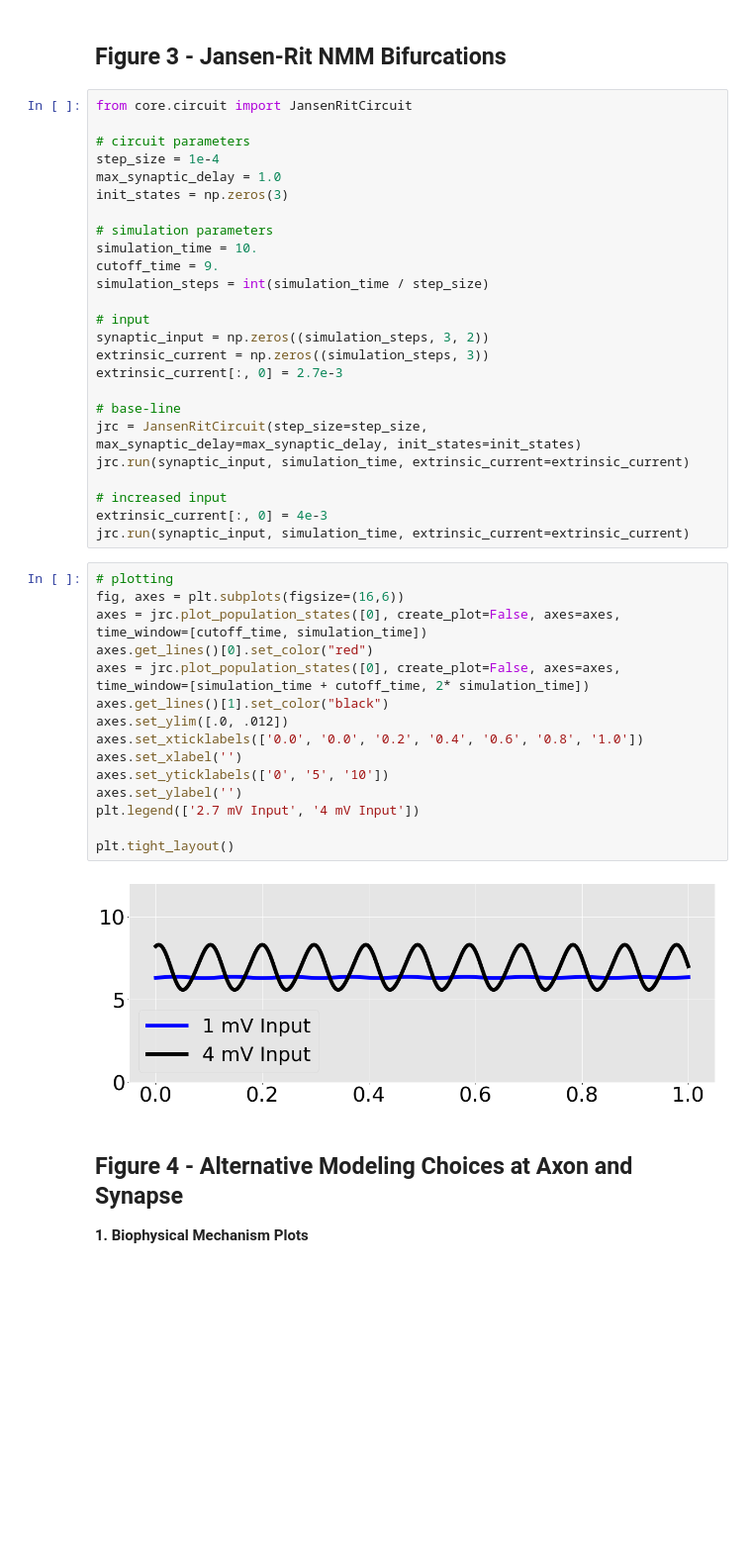
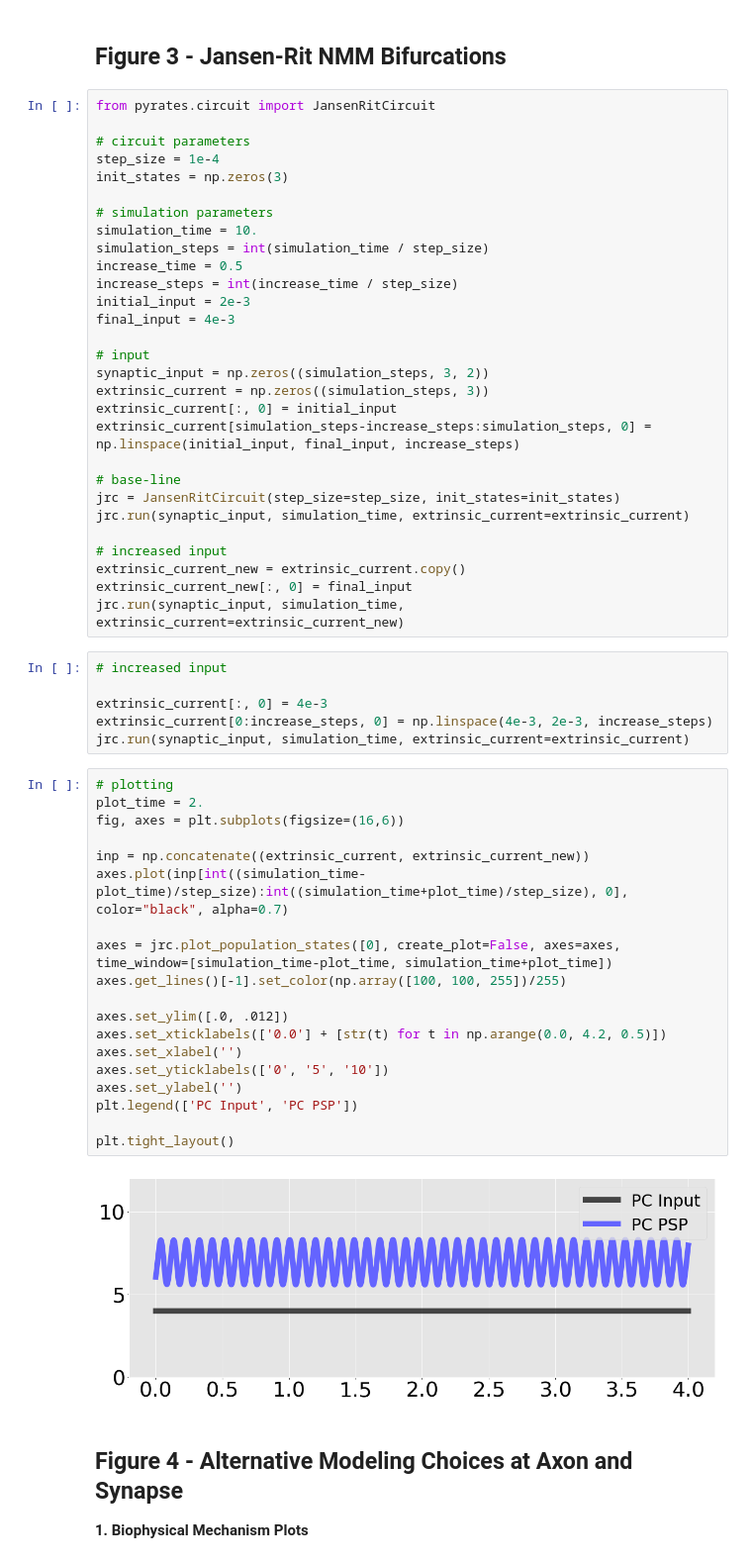
Before and after one commit to pyrates-neuroscience/PyRates, a Jupyter notebook: documentation/PyRates_Manuscript_2018.ipynb, the cells around one changed output. Shown at 99% size. Saved outputs shown, nothing was run; the diff lists cells and outputs as text; blank space fills up the shorter version.

```diff
--- a/documentation/PyRates_Manuscript_2018.ipynb
+++ b/documentation/PyRates_Manuscript_2018.ipynb
@@ -43,47 +43,61 @@ axes2 = synapse_i.plot_synaptic_kernel(create_plot=False, axes=axes2)
 Figure 3 - Jansen-Rit NMM Bifurcations
 --------------------------------------------
 # %%
-from core.circuit import JansenRitCircuit
+from pyrates.circuit import JansenRitCircuit
 
 # circuit parameters
 step_size = 1e-4
-max_synaptic_delay = 1.0
 init_states = np.zeros(3)
 
 # simulation parameters
 simulation_time = 10.
-cutoff_time = 9.
 simulation_steps = int(simulation_time / step_size)
+increase_time = 0.5
+increase_steps = int(increase_time / step_size)
+initial_input = 2e-3
+final_input = 4e-3
 
 # input
 synaptic_input = np.zeros((simulation_steps, 3, 2))
 extrinsic_current = np.zeros((simulation_steps, 3))
-extrinsic_current[:, 0] = 2.7e-3
+extrinsic_current[:, 0] = initial_input
+extrinsic_current[simulation_steps-increase_steps:simulation_steps, 0] = np.linspace(initial_input, final_input, increase_steps)
 
 # base-line
-jrc = JansenRitCircuit(step_size=step_size, max_synaptic_delay=max_synaptic_delay, init_states=init_states)
+jrc = JansenRitCircuit(step_size=step_size, init_states=init_states)
 jrc.run(synaptic_input, simulation_time, extrinsic_current=extrinsic_current)
 
 # increased input
-extrinsic_current[:, 0] = 4e-3
-jrc.run(synaptic_input, simulation_time, extrinsic_current=extrinsic_current)
+extrinsic_current_new = extrinsic_current.copy()
+extrinsic_current_new[:, 0] = final_input
+jrc.run(synaptic_input, simulation_time, extrinsic_current=extrinsic_current_new)
+# %%
+# increased input
+
+extrinsic_current[:, 0] = 4e-3
+extrinsic_current[0:increase_steps, 0] = np.linspace(4e-3, 2e-3, increase_steps)
+jrc.run(synaptic_input, simulation_time, extrinsic_current=extrinsic_current)
 # %%
 # plotting
+plot_time = 2.
 fig, axes = plt.subplots(figsize=(16,6))
-axes = jrc.plot_population_states([0], create_plot=False, axes=axes, time_window=[cutoff_time, simulation_time])
-axes.get_lines()[0].set_color("red")
-axes = jrc.plot_population_states([0], create_plot=False, axes=axes, time_window=[simulation_time + cutoff_time, 2* simulation_time])
-axes.get_lines()[1].set_color("black")
+
+inp = np.concatenate((extrinsic_current, extrinsic_current_new))
+axes.plot(inp[int((simulation_time-plot_time)/step_size):int((simulation_time+plot_time)/step_size), 0], color="black", alpha=0.7)
+
+axes = jrc.plot_population_states([0], create_plot=False, axes=axes, time_window=[simulation_time-plot_time, simulation_time+plot_time])
+axes.get_lines()[-1].set_color(np.array([100, 100, 255])/255)
+
 axes.set_ylim([.0, .012])
-axes.set_xticklabels(['0.0', '0.0', '0.2', '0.4', '0.6', '0.8', '1.0'])
+axes.set_xticklabels(['0.0'] + [str(t) for t in np.arange(0.0, 4.2, 0.5)])
 axes.set_xlabel('')
 axes.set_yticklabels(['0', '5', '10'])
 axes.set_ylabel('')
-plt.legend(['2.7 mV Input', '4 mV Input'])
+plt.legend(['PC Input', 'PC PSP'])
 
 plt.tight_layout()
 # %% [output]
-[figure, old version]
+[figure, new version]
 # %% [markdown]
 Figure 4 - Alternative Modeling Choices at Axon and Synapse
 -------------------------------------------------------------------
```
Also changed, not shown: parts of 8 cells of this notebook, 39 other files.
